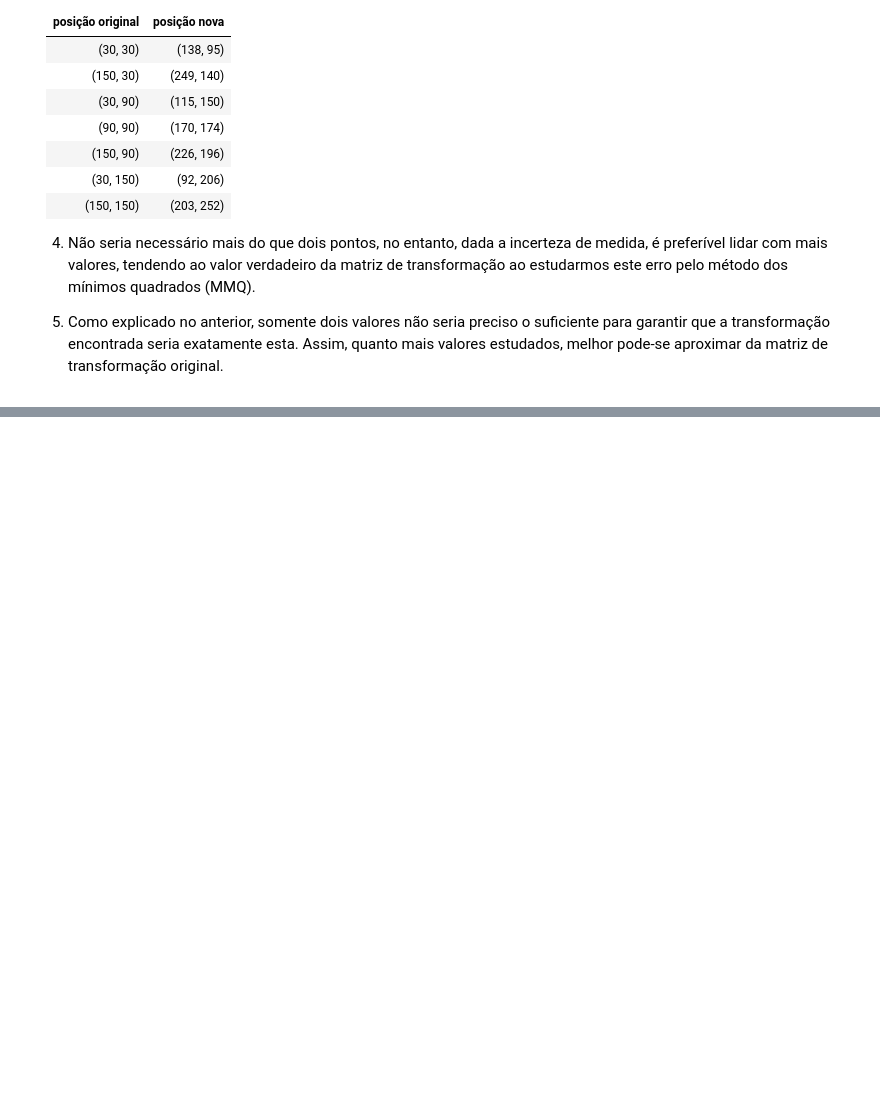
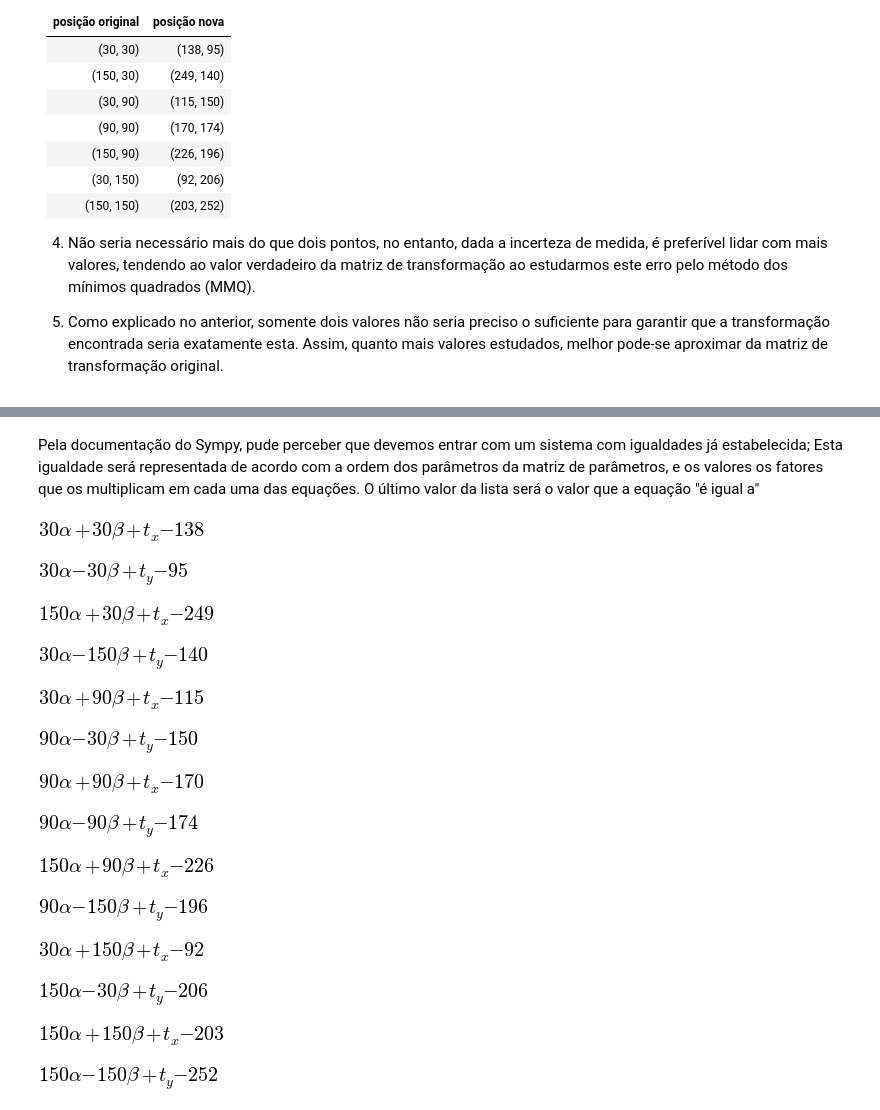
Before and after one commit to pedrocunial/robotica16, a Jupyter notebook: visao_projeto/ProjetoVisao_etapa1-Copy1.ipynb, the cells around one changed output, grey strips where cells are left out. Saved outputs shown, nothing was run; the diff lists cells and outputs as text; code cells hidden in the pictures; blank space fills up the shorter version.

```diff
--- a/visao_projeto/ProjetoVisao_etapa1-Copy1.ipynb
+++ b/visao_projeto/ProjetoVisao_etapa1-Copy1.ipynb
@@ -213,0 +340,20 @@ Matrix([
+# %% [markdown]
+Pela documentação do Sympy, pude perceber que devemos entrar com um sistema com igualdades já estabelecida; Esta igualdade será representada de acordo com a ordem dos parâmetros da matriz de parâmetros, e os valores os fatores que os multiplicam em cada uma das equações. O último valor da lista será o valor que a equação "é igual a"
+# %%
+for eq in system_eq:
+    display(eq)
+# %% [output]
+[figure, added]
+[figure, added]
+[figure, added]
+[figure, added]
+[figure, added]
+[figure, added]
+[figure, added]
+[figure, added]
+[figure, added]
+[figure, added]
+[figure, added]
+[figure, added]
+[figure, added]
+[figure, added]
```
Also changed, not shown: parts of 19 cells of this notebook.
